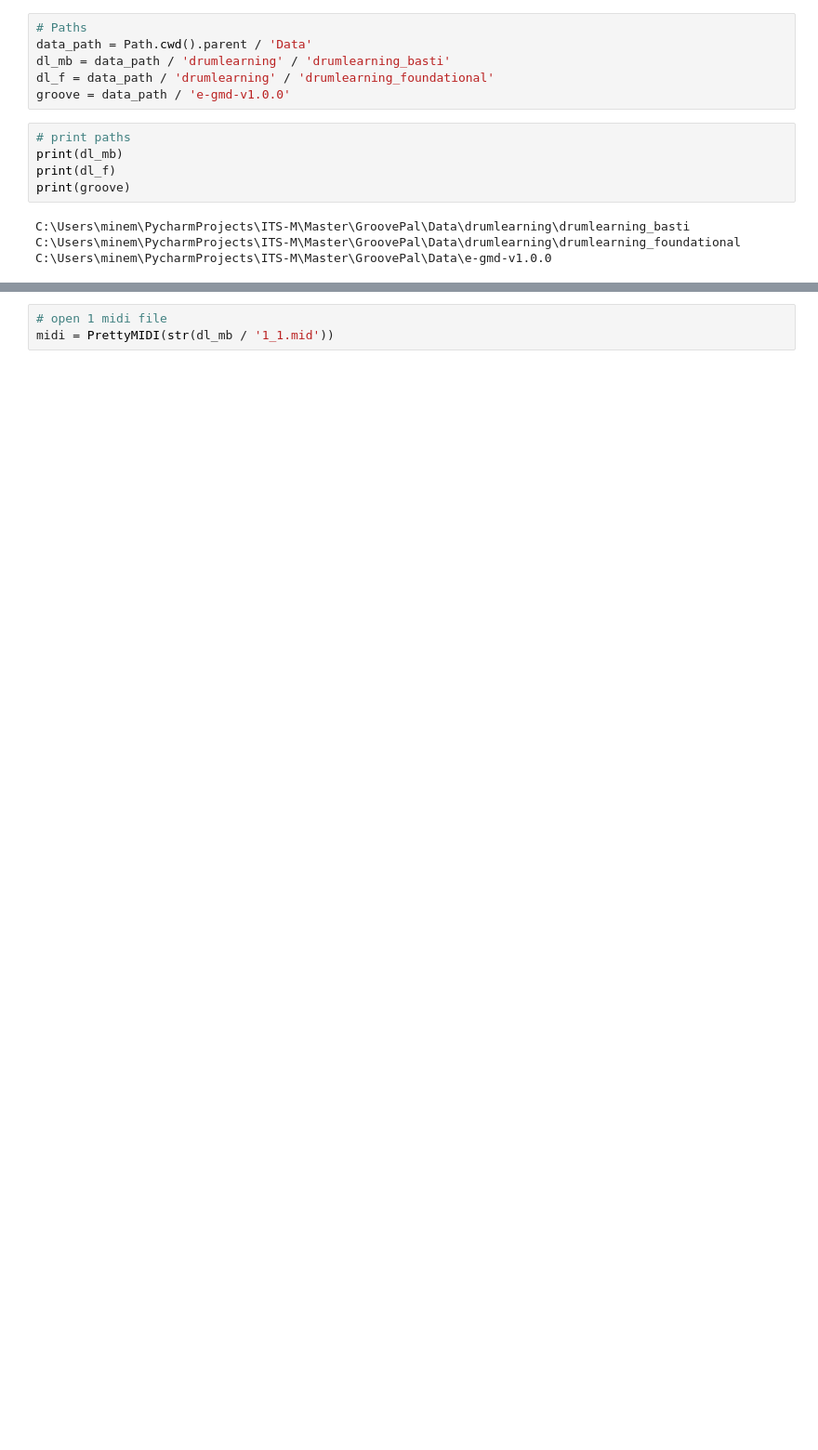
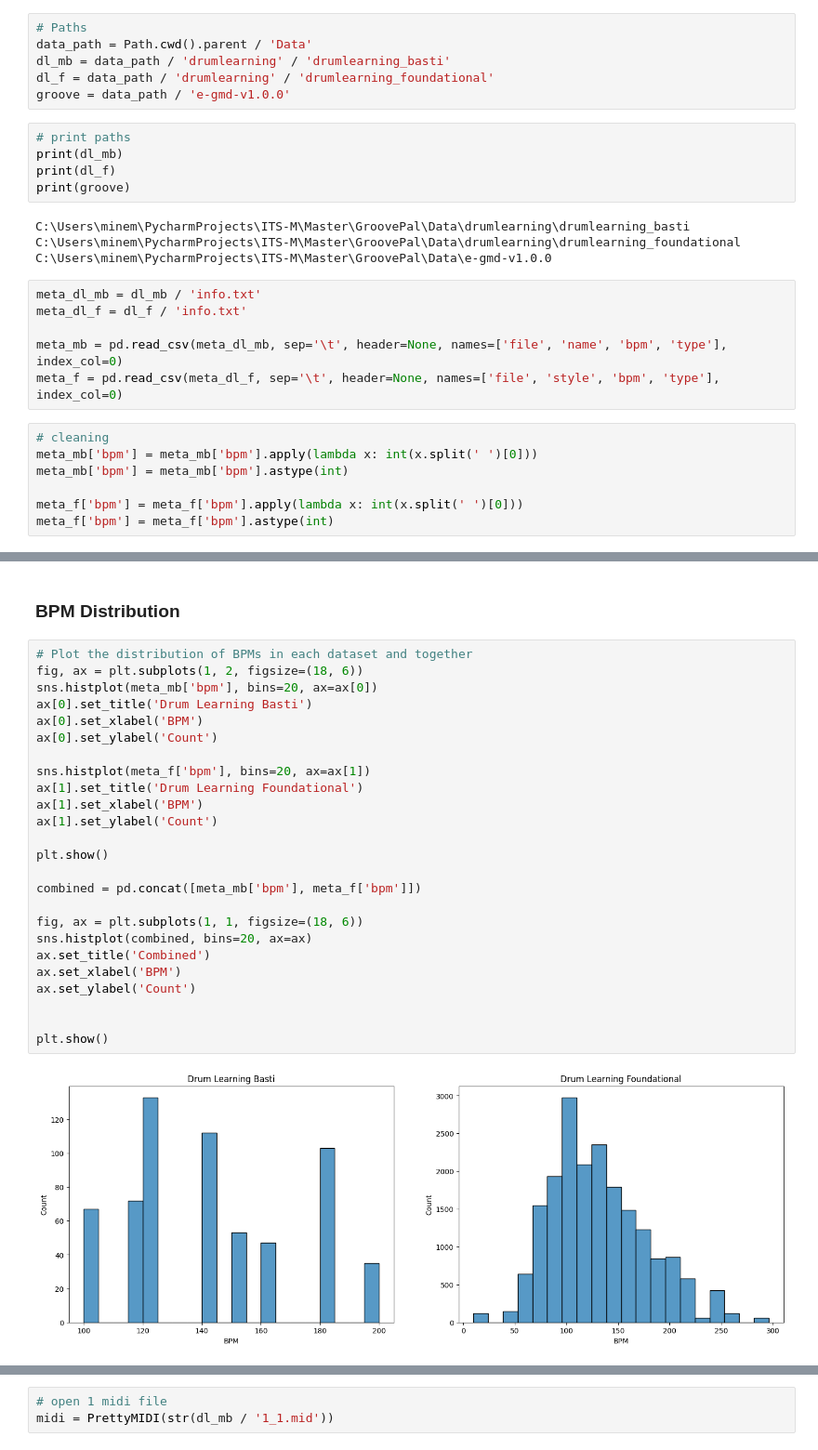
Before and after one commit to FlowkoHinti/GroovePal, a Jupyter notebook: EDA/MidiAnalysis.ipynb, the cells around one changed output, grey strips where cells are left out. Shown at 93% size. Cells and saved outputs as stored; diff of their text form; blank space fills up the shorter version.

Commit message:
metadata analysis mb + foundational part one

```diff
--- a/EDA/MidiAnalysis.ipynb
+++ b/EDA/MidiAnalysis.ipynb
@@ -19,3 +25,16 @@ print(groove)
 C:\Users\minem\PycharmProjects\ITS-M\Master\GroovePal\Data\drumlearning\drumlearning_basti
 C:\Users\minem\PycharmProjects\ITS-M\Master\GroovePal\Data\drumlearning\drumlearning_foundational
 C:\Users\minem\PycharmProjects\ITS-M\Master\GroovePal\Data\e-gmd-v1.0.0
+# %%
+meta_dl_mb = dl_mb / 'info.txt'
+meta_dl_f = dl_f / 'info.txt'
+
+meta_mb = pd.read_csv(meta_dl_mb, sep='\t', header=None, names=['file', 'name', 'bpm', 'type'], index_col=0)
+meta_f = pd.read_csv(meta_dl_f, sep='\t', header=None, names=['file', 'style', 'bpm', 'type'], index_col=0)
+# %%
+# cleaning
+meta_mb['bpm'] = meta_mb['bpm'].apply(lambda x: int(x.split(' ')[0]))
+meta_mb['bpm'] = meta_mb['bpm'].astype(int)
+
+meta_f['bpm'] = meta_f['bpm'].apply(lambda x: int(x.split(' ')[0]))
+meta_f['bpm'] = meta_f['bpm'].astype(int)
@@ -21,0 +61,29 @@ C:\Users\minem\PycharmProjects\ITS-M\Master\GroovePal\Data\e-gmd-v1.0.0
+# %% [markdown]
+### BPM Distribution
+# %%
+# Plot the distribution of BPMs in each dataset and together
+fig, ax = plt.subplots(1, 2, figsize=(18, 6))
+sns.histplot(meta_mb['bpm'], bins=20, ax=ax[0])
+ax[0].set_title('Drum Learning Basti')
+ax[0].set_xlabel('BPM')
+ax[0].set_ylabel('Count')
+
+sns.histplot(meta_f['bpm'], bins=20, ax=ax[1])
+ax[1].set_title('Drum Learning Foundational')
+ax[1].set_xlabel('BPM')
+ax[1].set_ylabel('Count')
+
+plt.show()
+
+combined = pd.concat([meta_mb['bpm'], meta_f['bpm']])
+
+fig, ax = plt.subplots(1, 1, figsize=(18, 6))
+sns.histplot(combined, bins=20, ax=ax)
+ax.set_title('Combined')
+ax.set_xlabel('BPM')
+ax.set_ylabel('Count')
+
+
+plt.show()
+# %% [output]
+[figure, added]
```
Also changed, not shown: parts of 20 cells of this notebook, 1 other file.
